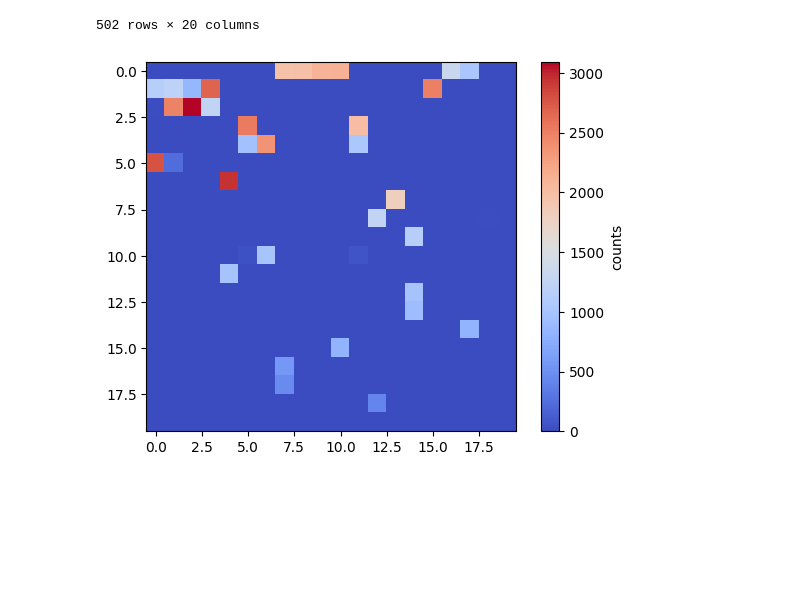
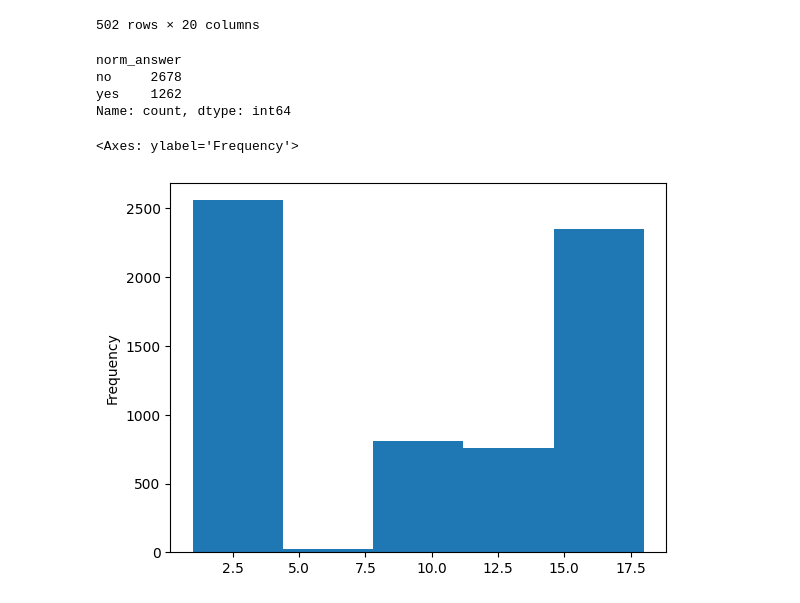
Before and after one commit to lucky-and-minie222702/MediaEval2025---Medico, a Jupyter notebook: view_data.ipynb, the cells around one changed output. Cells and saved outputs as stored; diff of their text form; code cells hidden in the pictures; blank space fills up the shorter version.

Commit message:
view images

```diff
--- a/view_data.ipynb
+++ b/view_data.ipynb
@@ -461,11 +462,17 @@ ques_ans_df
 | center lowercenter lowerright upp... | 0.0 | 0.0 | 0.0 | 0.0 | 0.0 | ... |
 | center centerright lowercenter lo... | 0.0 | 0.0 | 0.0 | 0.0 | 0.0 | ... |
 502 rows × 20 columns
+# %%
+df[df["norm_question"] == "is there a greenblack box artefact"]["norm_answer"].value_counts()
+# %% [output]
+norm_answer
+no     2678
+yes    1262
+Name: count, dtype: int64
 # %%
 ques_ans_df.to_csv("data/ques_ans.csv")
-# %%
-plt.imshow(ques_ans_df.to_numpy()[:20:, ::], cmap = "coolwarm")
-plt.colorbar(label = "counts")
-plt.show()
-# %% [output]
-[figure, removed]
+# %%
+df["img_id"].value_counts().plot(kind = "hist", bins = 5)
+# %% [output]
+<Axes: ylabel='Frequency'>
+[figure, added]
```
Also changed, not shown: parts of 2 cells of this notebook, 1 other file.
